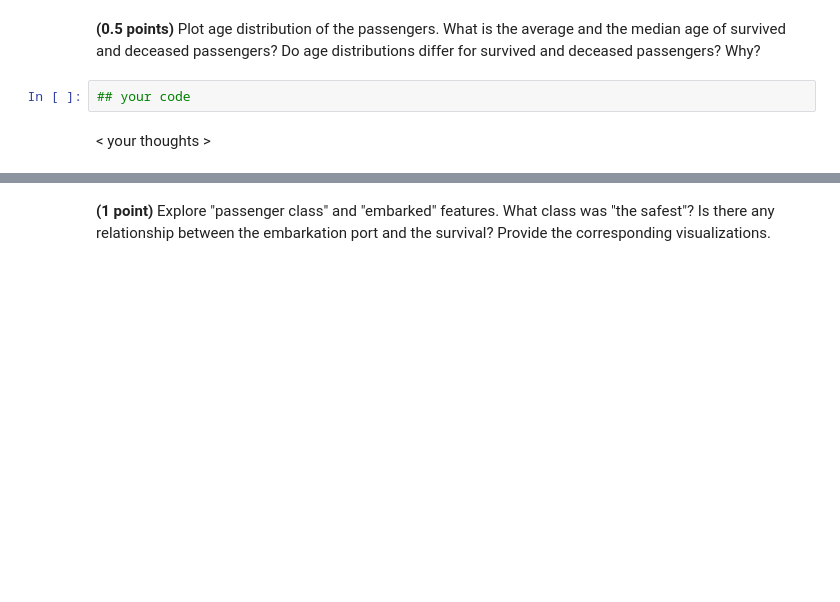
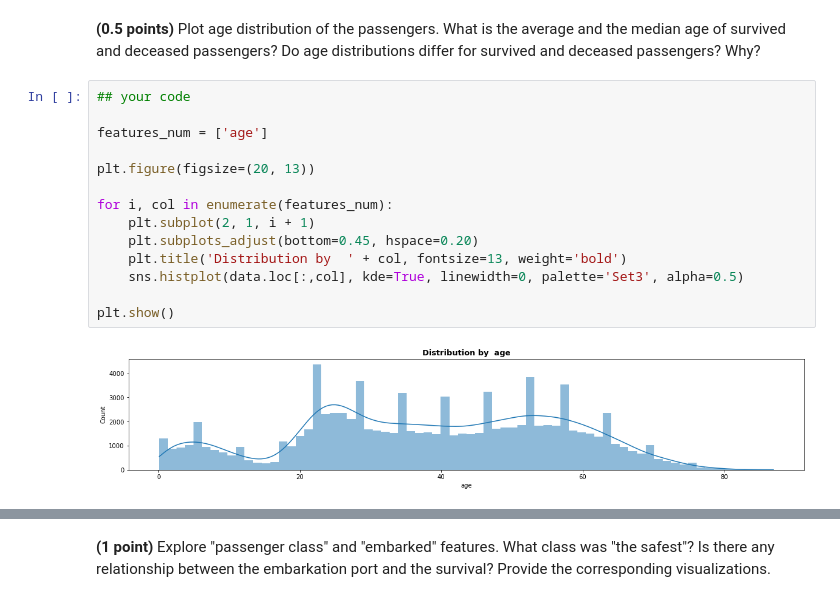
Before and after one commit to kastrubait/ml-intro-2022Q1, a Jupyter notebook: task-5_hw_classification.ipynb, the cells around one changed output, grey strips where cells are left out. Drawn from its saved outputs; the diff is of its cells as text; blank space fills up the shorter version.

```diff
--- a/task-5_hw_classification.ipynb
+++ b/task-5_hw_classification.ipynb
@@ -512,6 +596,18 @@ data.head()
 # %% [markdown]
 **(0.5 points)** Plot age distribution of the passengers. What is the average and the median age of survived and deceased passengers? Do age distributions differ for survived and deceased passengers? Why?
-# %%
-## your code
-# %% [markdown]
-< your thoughts >
+# %%
+## your code
+
+features_num = ['age']
+
+plt.figure(figsize=(20, 13))
+
+for i, col in enumerate(features_num):
+    plt.subplot(2, 1, i + 1)
+    plt.subplots_adjust(bottom=0.45, hspace=0.20)
+    plt.title('Distribution by  ' + col, fontsize=13, weight='bold')
+    sns.histplot(data.loc[:,col], kde=True, linewidth=0, palette='Set3', alpha=0.5)
+
+plt.show()
+# %% [output]
+[figure, added]
```
Also changed, not shown: parts of 44 cells of this notebook, 2 other files.
